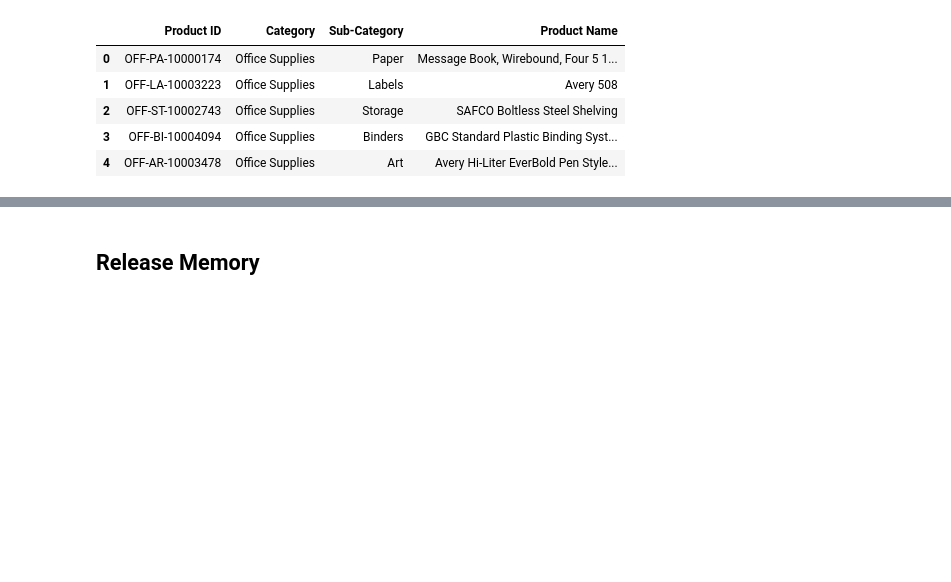
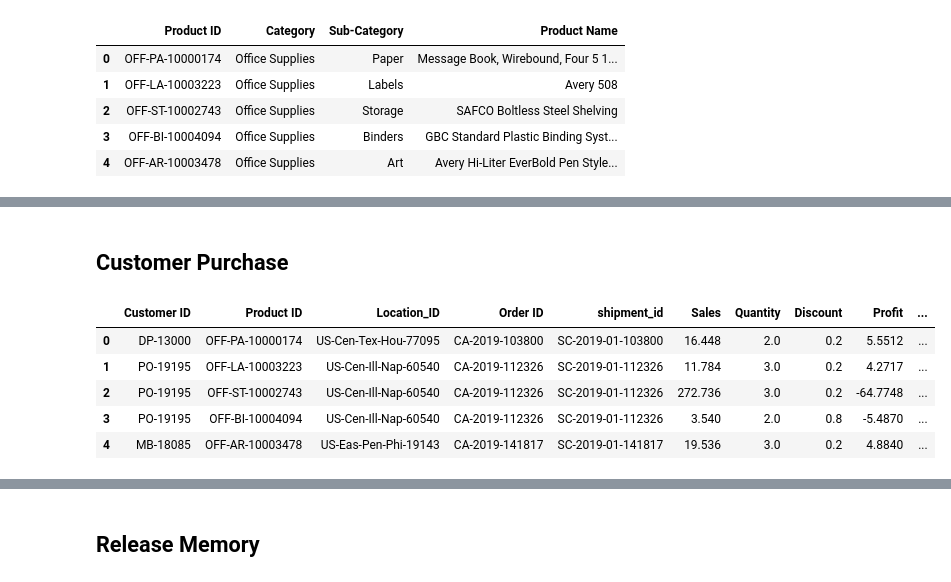
Before and after one commit to shashankraj1987/DE_CS_202309, a Jupyter notebook: Project/Final Codes/Gen_Master_Data.ipynb, the cells around one changed output, grey strips where cells are left out. Saved outputs shown, nothing was run; the diff lists cells and outputs as text; code cells hidden in the pictures; blank space fills up the shorter version.

```diff
--- a/Project/Solution/test_load_data.ipynb
+++ b/Project/Final Codes/Gen_Master_Data.ipynb
@@ -324,0 +307,2 @@ df_prod.head()
+# %%
+mega_df=mega_df[~mega_df["Product ID"].isin(lst)]
@@ -324,0 +311,6 @@ df_prod.head()
+# %%
+mega_df["Postal Code"] = mega_df["Postal Code"].astype('string')
+mega_df['Ship Date'] = mega_df['Ship Date'].astype('string')
+# %%
+mega_df['shipment_id']=mega_df["Ship Mode"].str.slice(0,1)+"C-"+mega_df["Ship Date"].str.split("-",expand=True)[2]+"-"+mega_df["Ship Date"].str.split("-",expand=True)[1]+"-"+mega_df["Order ID"].str.split("-",expand=True)[2]
+mega_df['Location_ID']="US-"+mega_df['Region'].str.slice(0,3)+"-"+mega_df['State'].str.slice(0,3)+"-"+mega_df['City'].str.slice(0,3)+"-"+mega_df['Postal Code']
@@ -324,0 +410,4 @@ df_prod.head()
+# %% [markdown]
+## Customer Purchase
+# %%
+df_p = mega_df.loc[(mega_df['Order_Type']=='Order')][['Customer ID','Product ID','Location_ID','Order ID','shipment_id','Sales','Quantity','Discount','Profit','Order Date']].drop_duplicates()
@@ -324,0 +416,9 @@ df_prod.head()
+# %%
+df_p.head()
+# %% [output]
+|  | Customer ID | Product ID | Location_ID | Order ID | shipment_id | Sales | Quantity | Discount | Profit | ... |
+| 0 | DP-13000 | OFF-PA-10000174 | US-Cen-Tex-Hou-77095 | CA-2019-103800 | SC-2019-01-103800 | 16.448 | 2.0 | 0.2 | 5.5512 | ... |
+| 1 | PO-19195 | OFF-LA-10003223 | US-Cen-Ill-Nap-60540 | CA-2019-112326 | SC-2019-01-112326 | 11.784 | 3.0 | 0.2 | 4.2717 | ... |
+| 2 | PO-19195 | OFF-ST-10002743 | US-Cen-Ill-Nap-60540 | CA-2019-112326 | SC-2019-01-112326 | 272.736 | 3.0 | 0.2 | -64.7748 | ... |
+| 3 | PO-19195 | OFF-BI-10004094 | US-Cen-Ill-Nap-60540 | CA-2019-112326 | SC-2019-01-112326 | 3.540 | 2.0 | 0.8 | -5.4870 | ... |
+| 4 | MB-18085 | OFF-AR-10003478 | US-Eas-Pen-Phi-19143 | CA-2019-141817 | SC-2019-01-141817 | 19.536 | 3.0 | 0.2 | 4.8840 | ... |
```
Also changed, not shown: parts of 32 cells of this notebook, 34 other files.
